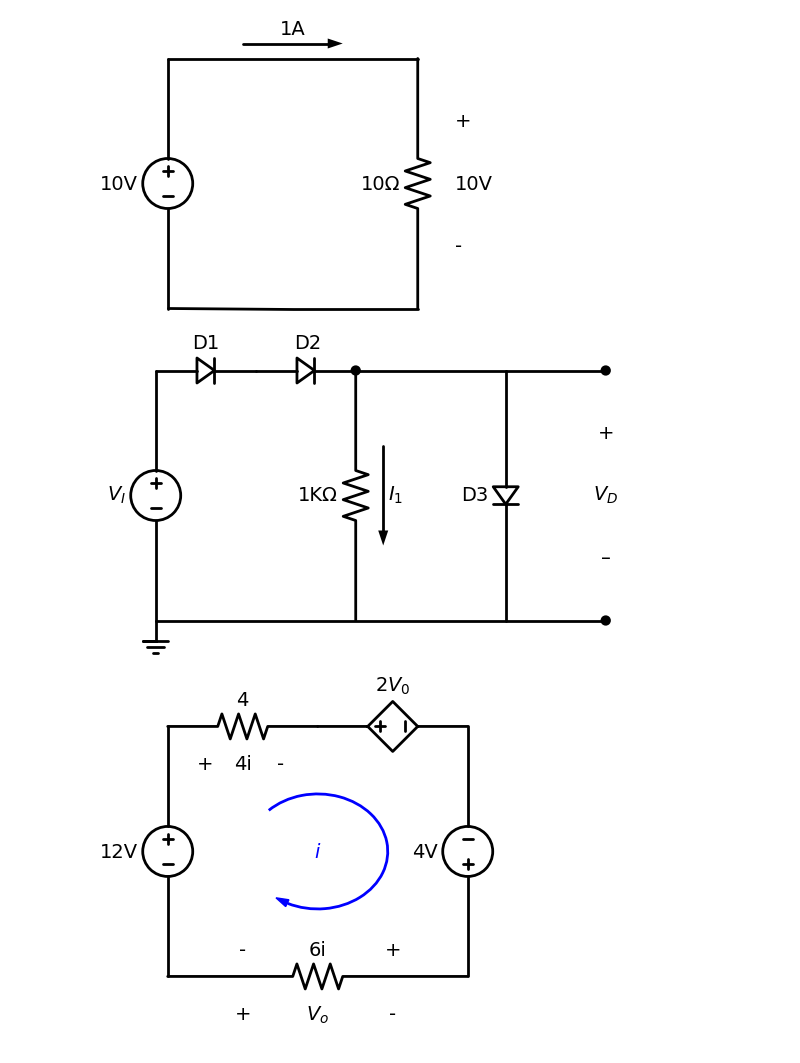
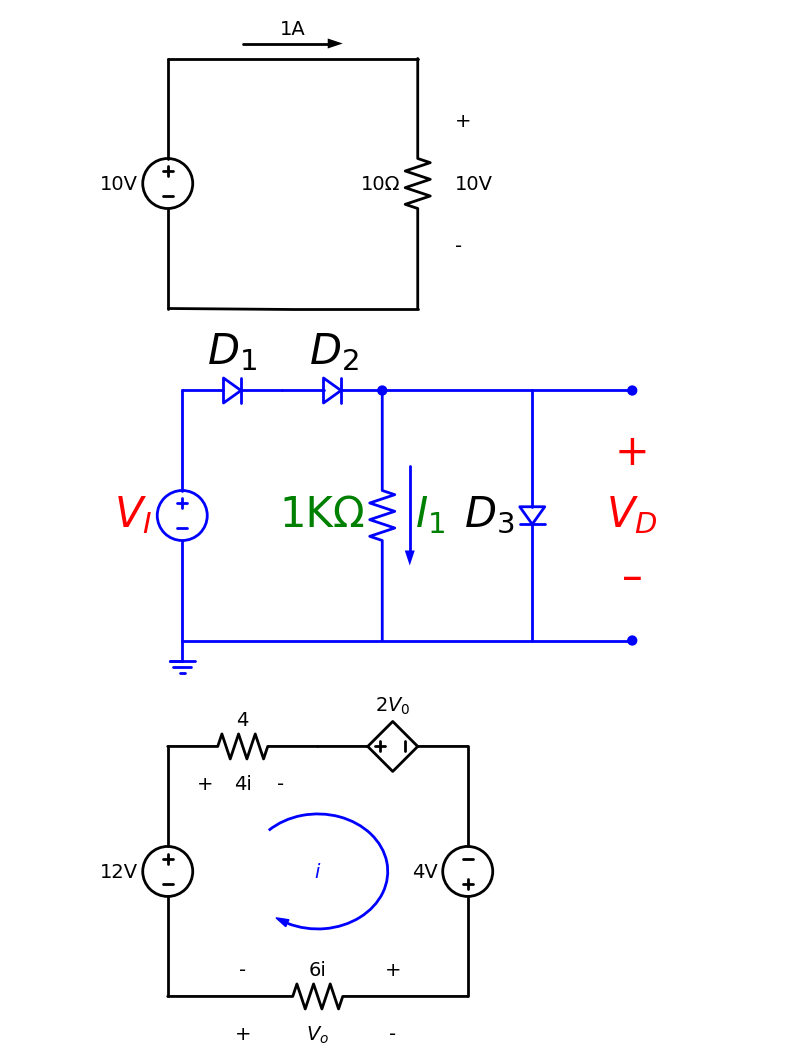
Before and after one commit to funmv/course_electricity, a Jupyter notebook: SchemDraw.ipynb, the cells around one changed output. Cells and saved outputs as stored; diff of their text form; code cells hidden in the pictures.

```diff
--- a/SchemDraw.ipynb
+++ b/SchemDraw.ipynb
@@ -212,26 +212,26 @@ with schemdraw.Drawing() as d:
 # %% [output]
 [figure]
 # %%
-with schemdraw.Drawing() as d:
+with schemdraw.Drawing(color='blue', fontsize=30) as d:
     d.config(unit=5)
     elm.Dot()
     elm.Line().left(9)
     G = elm.Ground()
-    elm.SourceV().up().label('$V_I$')
-    elm.Diode().right(2).label('D1')
-    elm.Diode().right(2).label('D2').dot()
+    elm.SourceV().up().label('$V_I$', color='red')
+    elm.Diode().right(2).label('$D_1$',color='black')
+    elm.Diode().right(2).label('$D_2$',color='black').dot()
     d.push()
-    R1 = elm.Resistor().down().label('1KΩ')
-    elm.CurrentLabel(top=True, ofst=.3).at(R1).label('$I_1$')
+    R1 = elm.Resistor().down().label('1KΩ', color='green')
+    elm.CurrentLabel(top=True, ofst=.3).at(R1).label('$I_1$', color='green')
     d.pop()
     elm.Line().right(3)
     d.push()
-    elm.Diode().down().label('D3')
+    elm.Diode().down().label('$D_3$',color='black')
     d.pop()
     elm.Line().right(2).dot()
-    elm.Gap().toy(G.start).label(['+', '$V_D$', '–'], loc='bot')
+    elm.Gap().toy(G.start).label(['+', '$V_D$', '–'], loc='bot', color='red')
 # %% [output]
-[figure, old version]
+[figure, new version]
 # %%
 with schemdraw.Drawing() as d:
     d.config(unit=5)
```
Also changed, not shown: parts of 11 cells of this notebook.
